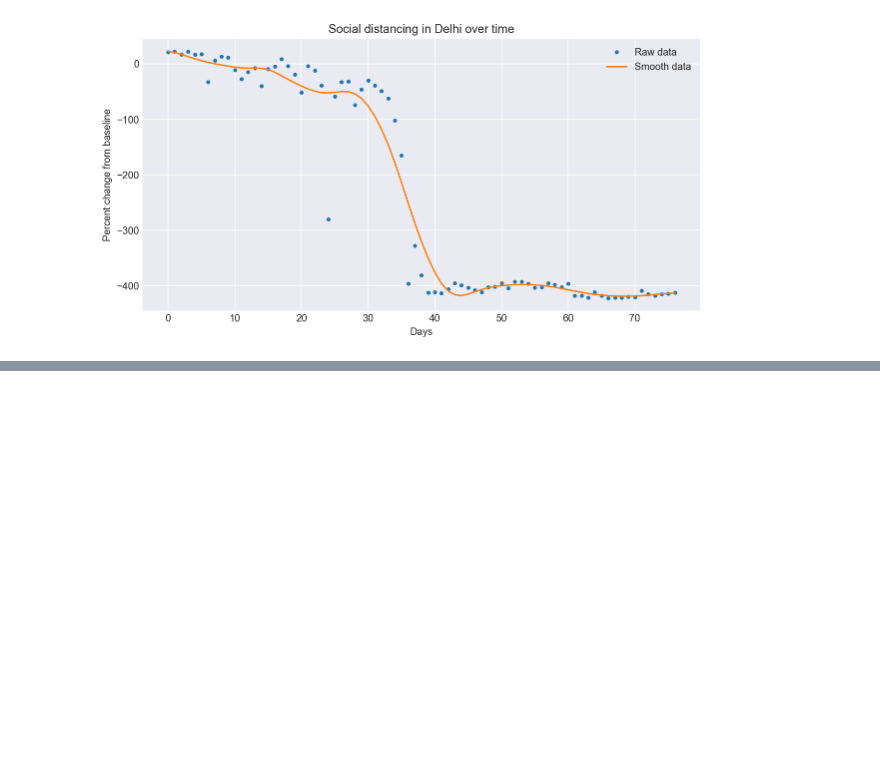
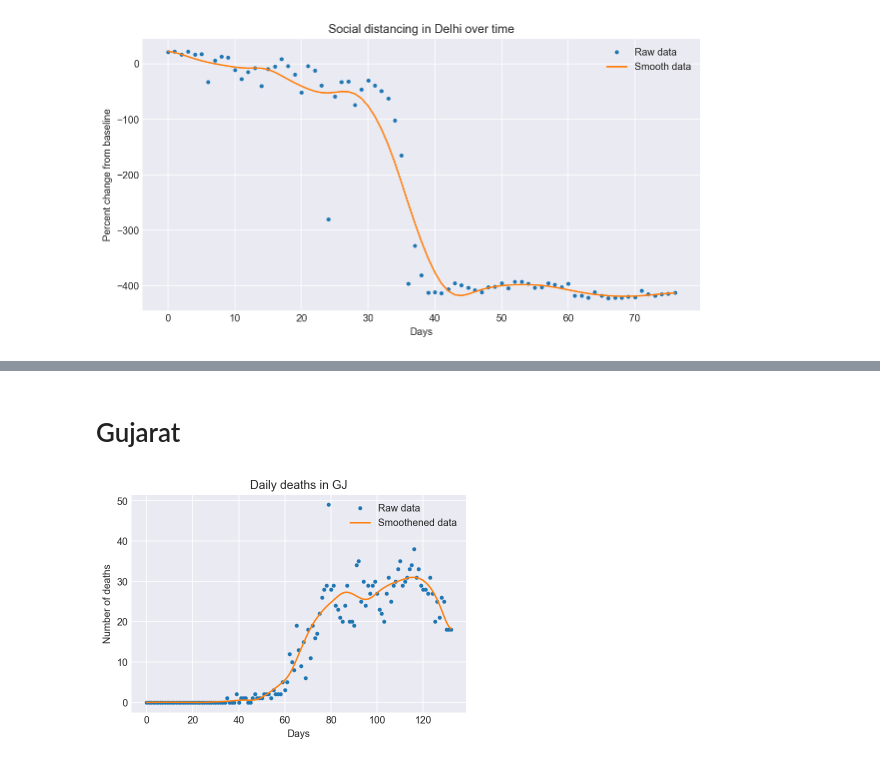
Before and after one commit to anag004/covid-model, a Jupyter notebook: SIRD_model.ipynb, the cells around one changed output, grey strips where cells are left out. Drawn from its saved outputs; the diff is of its cells as text; code cells hidden in the pictures; blank space fills up the shorter version.

Commit message:
Updated SIRD_model for Gujarat

```diff
--- a/SIRD_model.ipynb
+++ b/SIRD_model.ipynb
@@ -657,0 +637,19 @@ get_model_stats_v2(model=sird_sd,
+# %% [markdown]
+# Gujarat
+# %%
+# Get death data for GJ
+fetcher = DataFetcherState()
+fetcher.fetch()
+data_gj = np.array(fetcher.data['gj']['deceased'], dtype=float) # Starting date is 14th March
+data_gj = np.concatenate((np.zeros(27), data_gj))
+
+smooth_data_gj = smoothen(smoothen(smoothen(smoothen(savgol_filter(data_gj, 37, 3), 1), 1), 1), 1)
+plt.plot(data_gj, '.', label="Raw data")
+plt.plot(smooth_data_gj, label="Smoothened data")
+plt.title("Daily deaths in GJ")
+plt.xlabel("Days")
+plt.ylabel("Number of deaths")
+plt.legend()
+plt.show()
+# %% [output]
+[figure, added]
```
Also changed, not shown: parts of 14 cells of this notebook.
